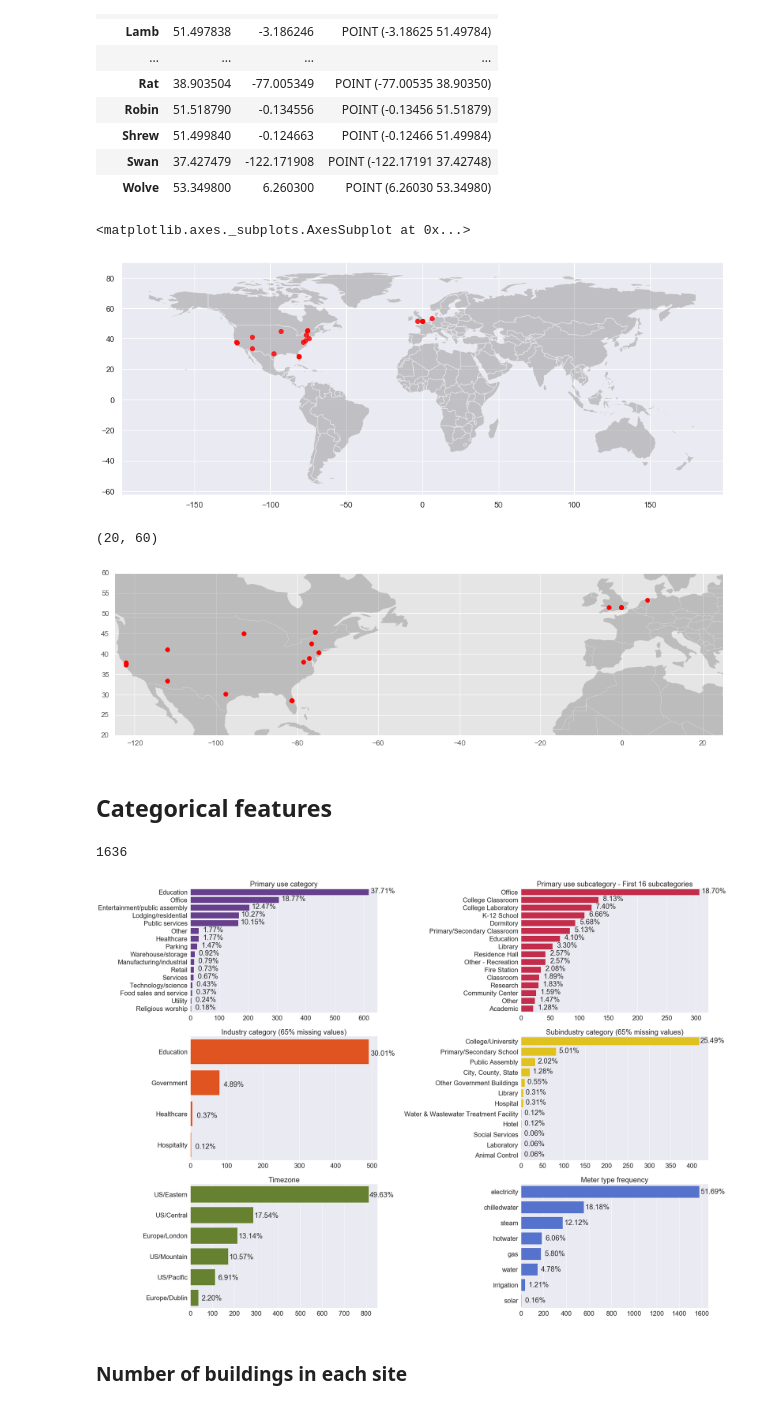
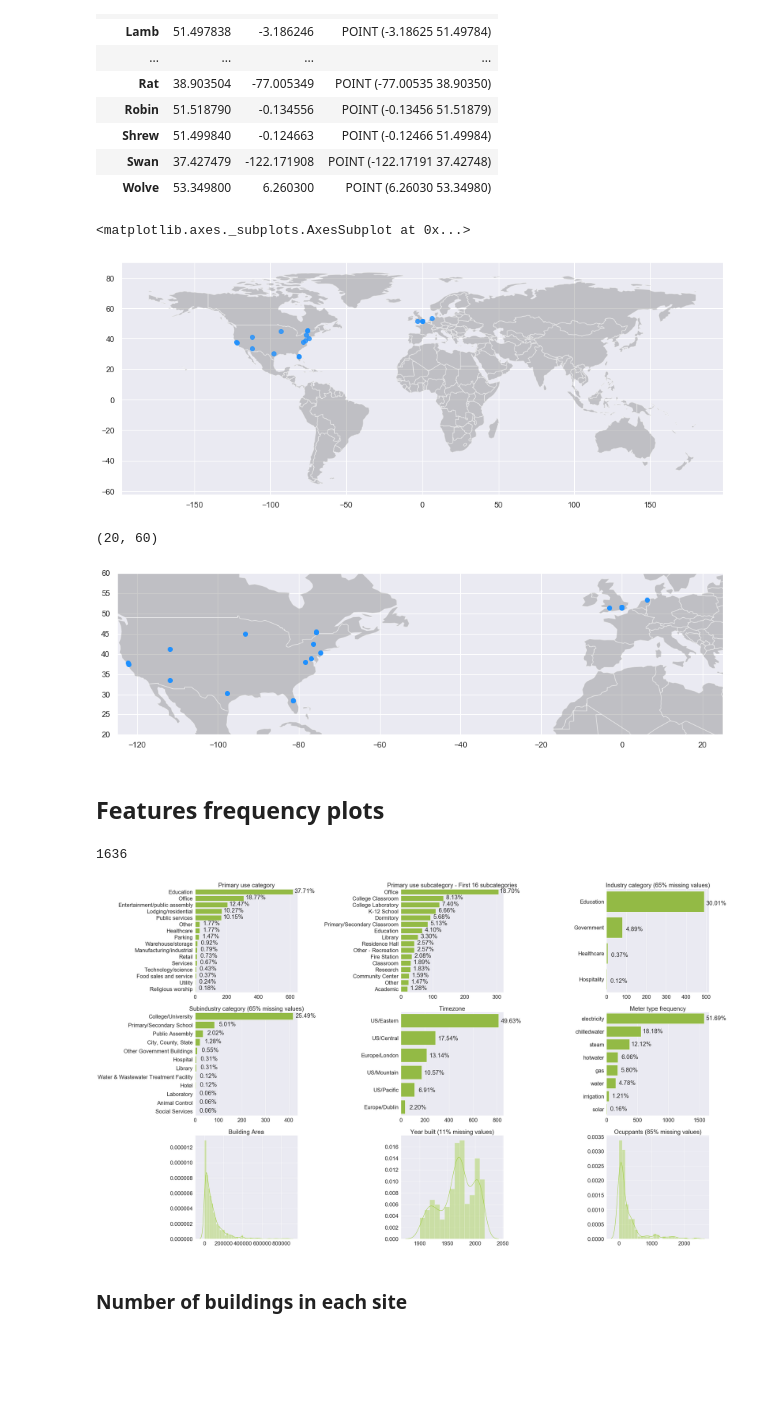
Before and after one commit to buds-lab/building-data-genome-project-2, a Jupyter notebook: notebooks/01_EDA-metadata.ipynb, the cells around one changed output. Cells and saved outputs as stored; diff of their text form; code cells hidden in the pictures; blank space fills up the shorter version.

Commit message:
Update figures and notebooks

```diff
--- a/notebooks/01_EDA-metadata.ipynb
+++ b/notebooks/01_EDA-metadata.ipynb
@@ -154,10 +154,10 @@ geo_sites
 sns.set(font_scale = 1)
 fig, ax = plt.subplots(figsize = (15,15))
 world.plot(ax = ax, alpha = 0.4, color = "grey")
-geo_sites.plot(ax = ax, alpha = 0.8, color = "red")
+geo_sites.plot(ax = ax, alpha = 0.8, color = "dodgerblue")
 # %% [output]
 <matplotlib.axes._subplots.AxesSubplot at 0x...>
-[figure, old version]
+[figure, new version]
 # %%
 fig.savefig("..\\figures\\map.pdf", bbox_inches='tight')
 fig.savefig("..\\figures\\map.png", dpi=72, bbox_inches='tight')
@@ -165,14 +165,14 @@ fig.savefig("..\\figures\\map.png", dpi=72, bbox_inches='tight')
 # Zoom Plot
 fig, ax = plt.subplots(figsize = (15,15))
 world.plot(ax = ax, alpha = 0.4, color = "grey")
-geo_sites.plot(ax = ax, color = "red")
+geo_sites.plot(ax = ax, color = "dodgerblue")
 ax.set_xlim([-125, 25])
 ax.set_ylim([20, 60])
 # %% [output]
 (20, 60)
-[figure, old version]
+[figure, new version]
-# %% [markdown]
-## Categorical features
+# %% [markdown]
+## Features frequency plots
 # %%
 len(np.unique(metadata["building_id"]))
 # %% [output]
@@ -182,97 +182,117 @@ colors =  ["rebeccapurple", "crimson", "orangered", "gold", "olivedrab", "royalb
 # %%
-sns.set(rc={'figure.figsize':(30,21)})
+sns.set(rc={'figure.figsize':(36,21)})
 sns.set(font_scale = 2)
-f, axes = plt.subplots(3, 2)
+f, axes = plt.subplots(3, 3)
 axes = axes.flatten()
+
+color = "yellowgreen"
 
 # primary use category countplot in decreasing order
 ax1 = axes[0]
-g1 = sns.countplot(data=metadata, y="primaryspaceusage", color= colors[0], orient="h", ax=ax1, order = metadata['primaryspaceusage'].value_counts().index)
+g1 = sns.countplot(data=metadata, y="primaryspaceusage", color= color, orient="h", ax=ax1, order = metadata['primaryspaceusage'].value_counts().index)
 ax1.title.set_text('Primary use category')
 ax1.set(ylabel="", xlabel="")
 # adds percentage
 total = float(len(metadata)) # number of buildings
 for p in g1.patches:
     width = p.get_width()
-    g1.text(width + 50,
+    g1.text(width + 75,
             p.get_y() + p.get_height()/1.5,
             '{:1.2%}'.format(width/total),
             ha="center")
 
 # primary use subcategory countplot in decreasing order
 ax2 = axes[1]
-g2 = sns.countplot(data=metadata, y="sub_primaryspaceusage", color= colors[1], orient="h", ax=ax2, order = metadata['sub_primaryspaceusage'].value_counts().iloc[:16].index)
+g2 = sns.countplot(data=metadata, y="sub_primaryspaceusage", color= color, orient="h", ax=ax2, order = metadata['sub_primaryspaceusage'].value_counts().iloc[:16].index)
 ax2.title.set_text('Primary use subcategory - First 16 subcategories')
 ax2.set(ylabel="", xlabel="")
 # adds percentage
 total = float(len(metadata)) # number of buildings
 for p in g2.patches:
     width = p.get_width()
-    g2.text(width + 25,
+    g2.text(width + 35,
             p.get_y() + p.get_height()/1.5,
             '{:1.2%}'.format(width/total),
             ha="center")
 
 # industry countplot in decreasing order
 ax3 = axes[2]
-g3 = sns.countplot(data=metadata, y="industry", color=colors[2], ax=ax3, orient="h", order = metadata['industry'].value_counts().index)
+g3 = sns.countplot(data=metadata, y="industry", color=color, ax=ax3, orient="h", order = metadata['industry'].value_counts().index)
 ax3.title.set_text('Industry category (65% missing values)')
 ax3.set(ylabel="", xlabel="")
 # adds percentage
 total = float(len(metadata)) # number of buildings
 for p in g3.patches:
     width = p.get_width()
-    g3.text(width + 40,
+    g3.text(width + 60,
             p.get_y() + p.get_height()/1.5,
             '{:1.2%}'.format(width/total),
             ha="center")
 
 # subindustry countplot in decreasing order
 ax4 = axes[3]
-g4 = sns.countplot(data=metadata, y="subindustry", color=colors[3], ax=ax4, orient="h", order = metadata['subindustry'].value_counts().index)
+g4 = sns.countplot(data=metadata, y="subindustry", color=color, ax=ax4, orient="h", order = metadata['subindustry'].value_counts().index)
 ax4.title.set_text('Subindustry category (65% missing values)')
 ax4.set(ylabel="", xlabel="")
 # adds percentage
 total = float(len(metadata)) # number of buildings
 for p in g4.patches:
     width = p.get_width()
-    g4.text(width + 30,
+    g4.text(width + 55,
             p.get_y() + p.get_height()/1.5,
             '{:1.2%}'.format(width/total),
             ha="center")
 
 # timezone countplot in decreasing order
 ax5 = axes[4]
-g5 = sns.countplot(data=metadata, y="timezone", color=colors[4], ax=ax5, orient="h", order = metadata['timezone'].value_counts().index)
+g5 = sns.countplot(data=metadata, y="timezone", color=color, ax=ax5, orient="h", order = metadata['timezone'].value_counts().index)
 ax5.title.set_text('Timezone')
 ax5.set(ylabel="", xlabel="")
 # adds percentage
 total = float(len(metadata)) # number of buildings
 for p in g5.patches:
     width = p.get_width()
-    g5.text(width + 60,
+    g5.text(width + 105,
             p.get_y() + p.get_height()/1.5,
             '{:1.2%}'.format(width/total),
             ha="center")
 
 # Meters type frequency
 ax6 = axes[5]
 # Temporal datafram
 temp = pd.melt(metadata[["building_id","electricity","hotwater","chilledwater","steam","water","irrigation","gas","solar"]],id_vars = "building_id", var_name="meter")
 # plot
-g6 = sns.countplot(data=temp.loc[temp['value']=="Yes"], y='meter', color= colors[5], ax=ax6, orient="h", order = temp.loc[temp['value']=="Yes"]["meter"].value_counts().index)
+g6 = sns.countplot(data=temp.loc[temp['value']=="Yes"], y='meter', color= color, ax=ax6, orient="h", order = temp.loc[temp['value']=="Yes"]["meter"].value_counts().index)
 g6.title.set_text('Meter type frequency')
 g6.set(ylabel="", xlabel="")
 # adds percentage
 total = temp.loc[temp['value']=="Yes"]["value"].value_counts()[0] # number of meters
 for p in g6.patches:
     width = p.get_width()
-    g6.text(width + 120,
+    g6.text(width + 190,
             p.get_y() + p.get_height()/1.5,
             '{:1.2%}'.format(width/total),
             ha="center")
 
+# "sqft" histogram
+ax7 = axes[6]
+g7 = sns.distplot(metadata["sqft"], ax=ax7, color=color)
+g7.set(ylabel="", xlabel="")
+ax7.set_title('Building Area')
+
+# "yearbuilt" histogram
+ax8 = axes[7]
+g8 = sns.distplot(metadata["yearbuilt"].dropna(), ax=ax8, color=color)
+g8.set(ylabel="", xlabel="")
+ax8.set_title('Year built (11% missing values)')
+
+# "occupants" histogram
+ax9 = axes[8]
+g9 = sns.distplot(metadata["occupants"].dropna(), ax=ax9, color=color)
+g9.set(ylabel="", xlabel="")
+ax9.set_title('Ocuppants (85% missing values)')
+
 plt.tight_layout()
 # %% [output]
-[figure, old version]
+[figure, new version]
 # %%
```
Also changed, not shown: parts of 6 cells of this notebook, 17 other files.
